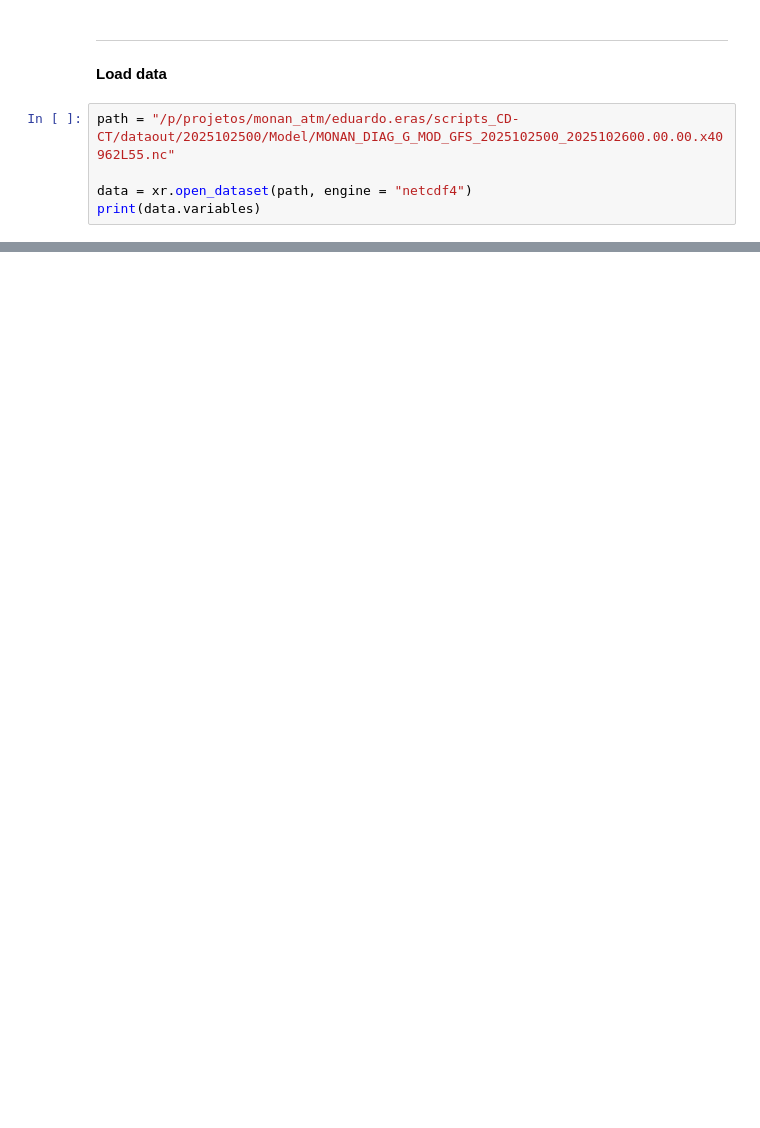
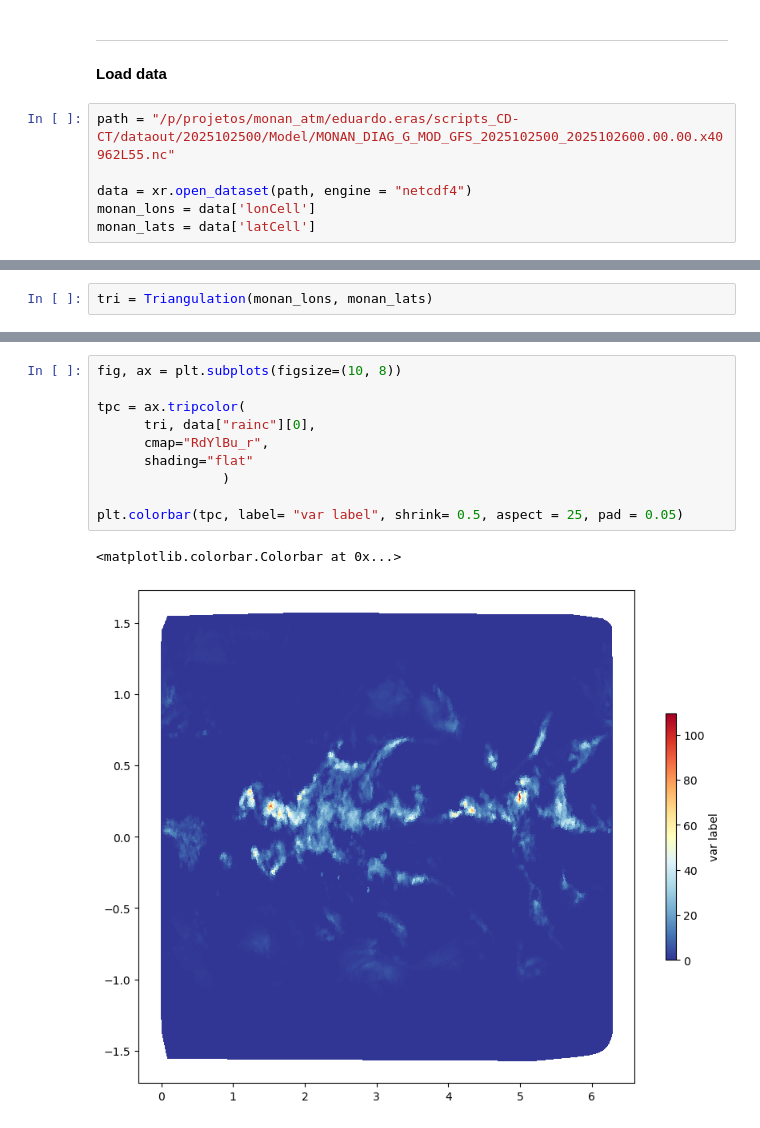
Before and after one commit to eduardoeras/workspace_cempa, a Jupyter notebook: python/hello_data.ipynb, the cells around one changed output, grey strips where cells are left out. Cells and saved outputs as stored; diff of their text form; blank space fills up the shorter version.

Commit message:
Firsh python plot (spider day)

```diff
--- a/python/hello_data.ipynb
+++ b/python/hello_data.ipynb
@@ -14,4 +15,5 @@ import xarray as xr
 path = "/p/projetos/monan_atm/eduardo.eras/scripts_CD-CT/dataout/2025102500/Model/MONAN_DIAG_G_MOD_GFS_2025102500_2025102600.00.00.x40962L55.nc"
 
 data = xr.open_dataset(path, engine = "netcdf4")
-print(data.variables)
+monan_lons = data['lonCell']
+monan_lats = data['latCell']
@@ -35,0 +20,2 @@ Attributes:
+# %%
+tri = Triangulation(monan_lons, monan_lats)
@@ -35,0 +34,13 @@ Attributes:
+# %%
+fig, ax = plt.subplots(figsize=(10, 8))
+
+tpc = ax.tripcolor(
+      tri, data["rainc"][0],
+      cmap="RdYlBu_r",
+      shading="flat"
+                )
+
+plt.colorbar(tpc, label= "var label", shrink= 0.5, aspect = 25, pad = 0.05)
+# %% [output]
+<matplotlib.colorbar.Colorbar at 0x...>
+[figure, added]
```
Also changed, not shown: parts of 3 cells of this notebook, 1 other file.
